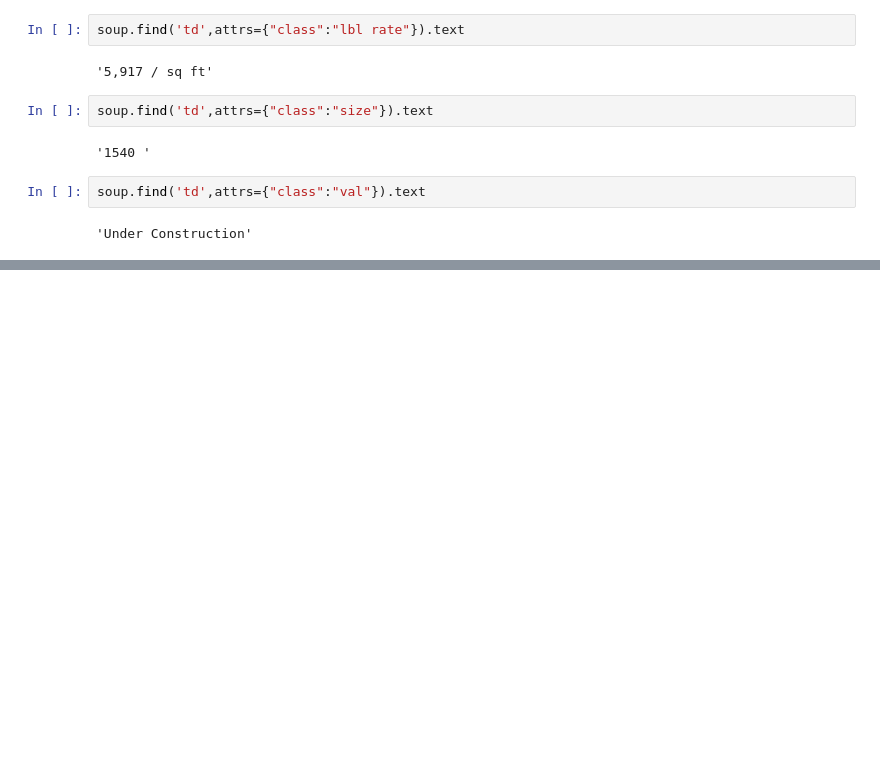
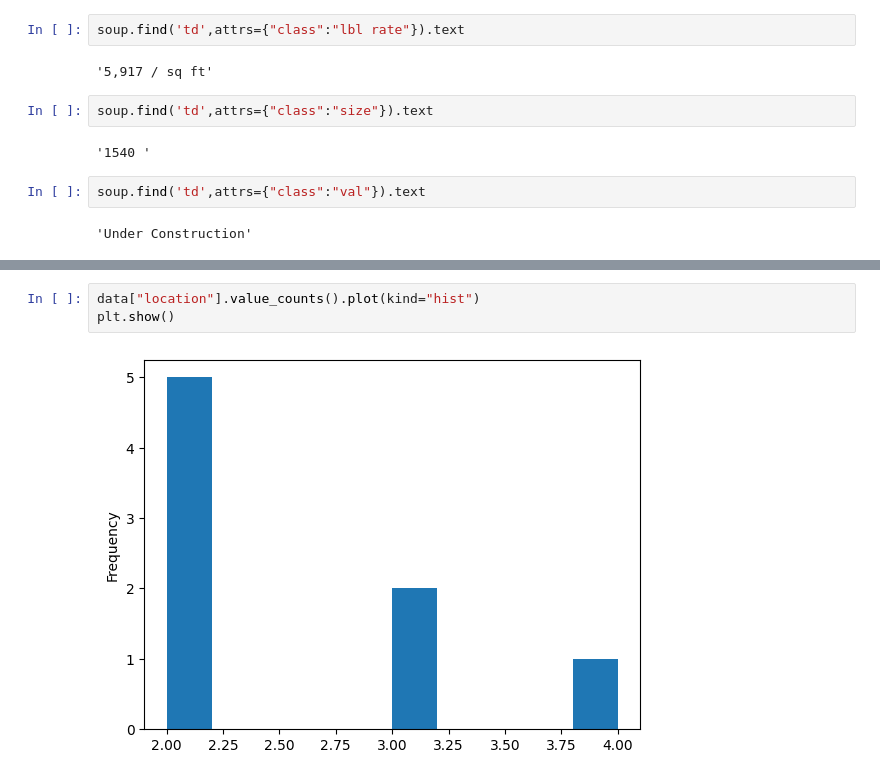
Before and after one commit to Vijaylal8055/webscrapping, a Jupyter notebook: webscrapping.ipynb, the cells around one changed output, grey strips where cells are left out. Drawn from its saved outputs; the diff is of its cells as text; blank space fills up the shorter version.

```diff
--- a/webscrapping.ipynb
+++ b/webscrapping.ipynb
@@ -63,0 +174,5 @@ soup.find('td',attrs={"class":"val"}).text
+# %%
+data["location"].value_counts().plot(kind="hist")
+plt.show()
+# %% [output]
+[figure, added]
```
Also changed, not shown: parts of 22 cells of this notebook.
